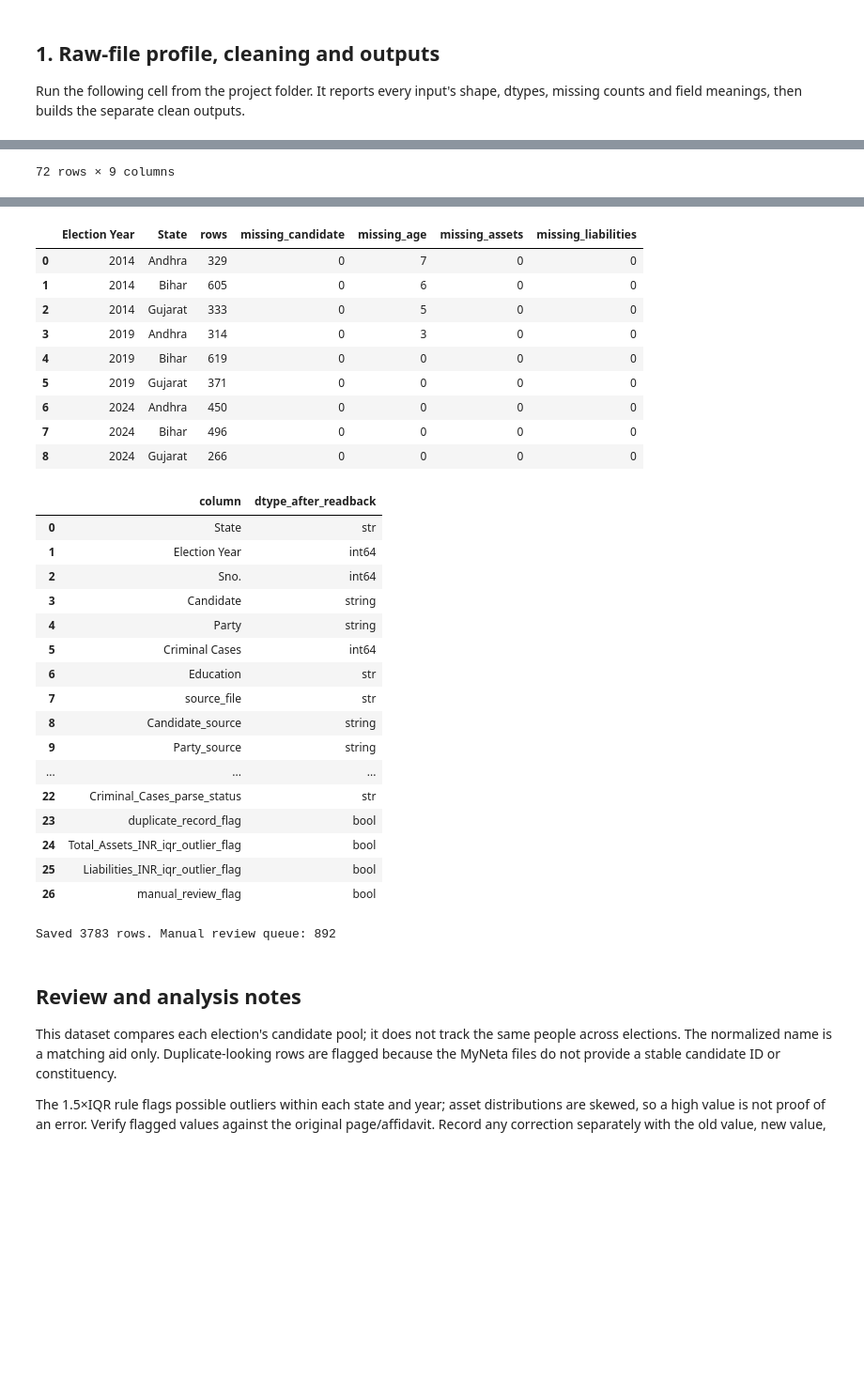
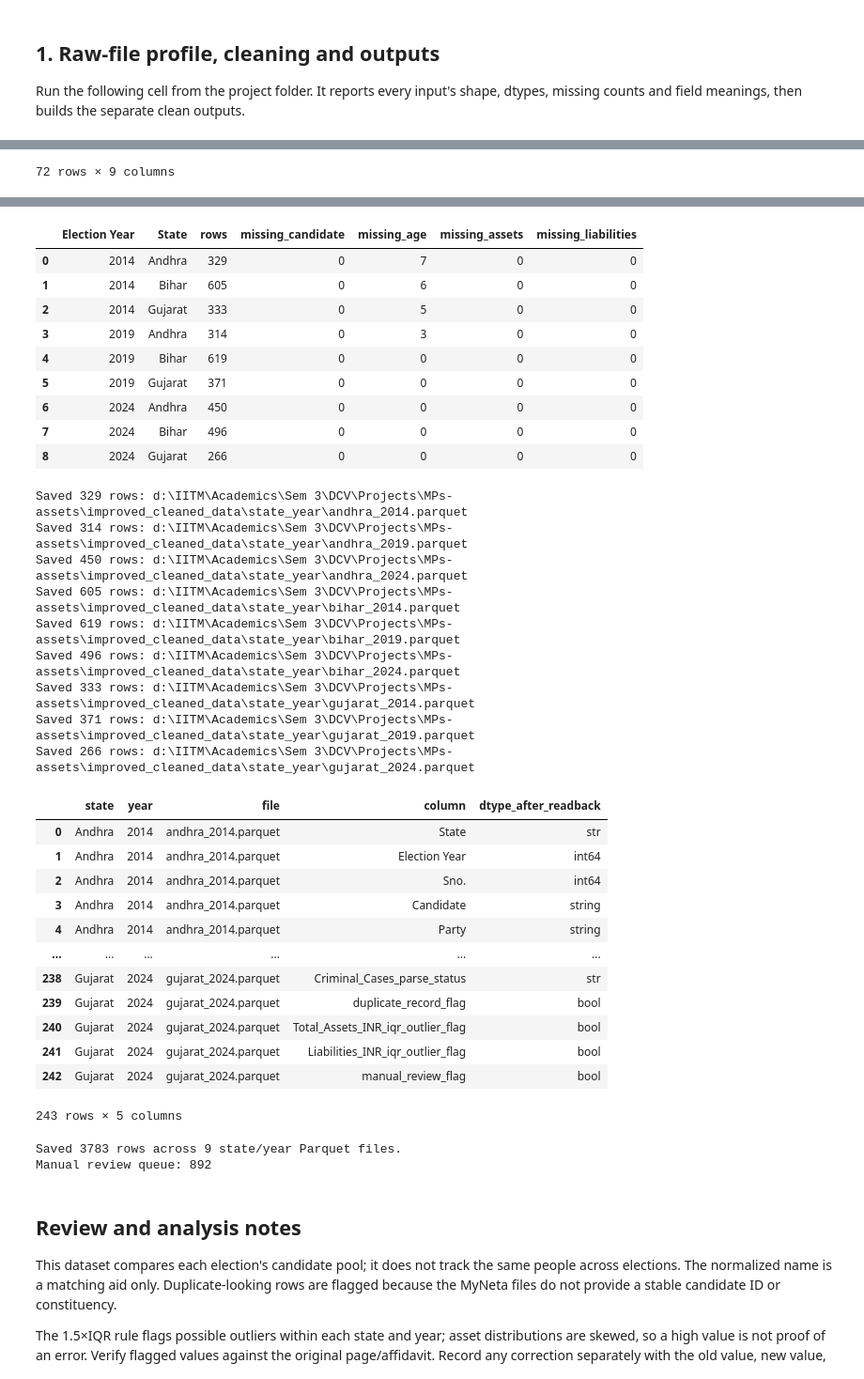
Before and after one commit to iitm-da25b007/MPs-assets, a Jupyter notebook: data_cleaning_improved.ipynb, the cells around one changed output, grey strips where cells are left out. Shown at 94% size. Saved outputs shown, nothing was run; the diff lists cells and outputs as text; code cells hidden in the pictures; blank space fills up the shorter version.

```diff
--- a/data_cleaning_improved.ipynb
+++ b/data_cleaning_improved.ipynb
@@ -123,14 +123,31 @@ review_cols=[c for c in ["State","Election Year","Sno.","Candidate_source","Cand
 "Liabilities_INR_iqr_outlier_flag","duplicate_record_flag","source_file"] if c in clean]
 clean.loc[clean.manual_review_flag,review_cols].to_csv(OUT/"manual_review.csv",index=False)
 
-# Parquet preserves nullable numeric types; read back and check.
+# Save a separate Parquet file for each state and election year.
+# The combined table stays in memory for profiling; no combined Parquet is written.
+STATE_YEAR_DIR=OUT/"state_year"
+STATE_YEAR_DIR.mkdir(exist_ok=True)
 analysis=clean.drop(columns=["Age","Total Assets","Liabilities"],errors="ignore")
-pq=OUT/"lok_sabha_candidates_2014_2019_2024.parquet"; analysis.to_parquet(pq,index=False)
-back=pd.read_parquet(pq); assert len(back)==len(clean)
-assert (back.Total_Assets_INR.dropna()>=0).all() and (back.Liabilities_INR.dropna()>=0).all()
-dtype=pd.DataFrame({"column":back.columns,"dtype_after_readback":[str(back[c].dtype) for c in back]})
-display(dtype); dtype.to_csv(OUT/"dtype_check_after_parquet_readback.csv",index=False)
-print(f"Saved {len(back)} rows. Manual review queue: {int(clean.manual_review_flag.sum())}")
+dtype_rows=[]
+written_rows=0
+for (state,year),(_,raw) in raws.items():
+    part=analysis[(analysis.State==state.title())&(analysis["Election Year"]==year)].copy()
+    target=STATE_YEAR_DIR/f"{state}_{year}.parquet"
+    part.to_parquet(target,index=False)
+    back=pd.read_parquet(target)
+    assert len(back)==len(part)==len(raw), f"Row count mismatch for {state} {year}"
+    assert (back.Total_Assets_INR.dropna()>=0).all(), f"Negative assets in {target}"
+    assert (back.Liabilities_INR.dropna()>=0).all(), f"Negative liabilities in {target}"
+    dtype_rows.extend({"state":state.title(),"year":year,"file":target.name,
+                       "column":column,"dtype_after_readback":str(back[column].dtype)}
+                      for column in back.columns)
+    written_rows += len(back)
+    print(f"Saved {len(back)} rows: {target}")
+dtype=pd.DataFrame(dtype_rows)
+display(dtype)
+dtype.to_csv(OUT/"dtype_check_after_parquet_readback.csv",index=False)
+print(f"Saved {written_rows} rows across {len(raws)} state/year Parquet files.")
+print(f"Manual review queue: {int(clean.manual_review_flag.sum())}")
 # %% [output]
 |  | source_file | state | year | rows | columns | column | dtype_before | missing_before | meaning |
 | 0 | ocr_data\andhra_2014.csv | Andhra | 2014 | 329 | 8 | Sno. | int64 | 0 | Source row number, not a stable i... |
@@ -138,51 +155,57 @@ print(f"Saved {len(back)} rows. Manual review queue: {int(clean.manual_review_fl
 | 2 | ocr_data\andhra_2014.csv | Andhra | 2014 | 329 | 8 | Party | string | 0 | Party label from MyNeta. |
 | 3 | ocr_data\andhra_2014.csv | Andhra | 2014 | 329 | 8 | Criminal Cases | int64 | 0 | Declared criminal-case count. |
 | 4 | ocr_data\andhra_2014.csv | Andhra | 2014 | 329 | 8 | Education | str | 0 | Declared education category. |
 | ... | ... | ... | ... | ... | ... | ... | ... | ... | ... |
 | 67 | ocr_data\gujarat_2024.csv | Gujarat | 2024 | 266 | 8 | Criminal Cases | int64 | 0 | Declared criminal-case count. |
 | 68 | ocr_data\gujarat_2024.csv | Gujarat | 2024 | 266 | 8 | Education | str | 0 | Declared education category. |
 | 69 | ocr_data\gujarat_2024.csv | Gujarat | 2024 | 266 | 8 | Age | int64 | 0 | Declared age in years. |
 | 70 | ocr_data\gujarat_2024.csv | Gujarat | 2024 | 266 | 8 | Total Assets | string | 0 | Declared assets text; parsed outp... |
 | 71 | ocr_data\gujarat_2024.csv | Gujarat | 2024 | 266 | 8 | Liabilities | string | 0 | Declared liabilities text; parsed... |
 72 rows × 9 columns
 |  | state | year | file | rows_before | rows_after | rows_removed | duplicate_rows_flagged | ... |
 | 0 | Andhra | 2014 | ocr_data\andhra_2014.csv | 329 | 329 | 0 | 0 | ... |
 | 1 | Andhra | 2019 | ocr_data\andhra_2019.csv | 314 | 314 | 0 | 0 | ... |
 | 2 | Andhra | 2024 | ocr_data\andhra_2024.csv | 450 | 450 | 0 | 2 | ... |
 | 3 | Bihar | 2014 | ocr_data\bihar_2014.csv | 605 | 605 | 0 | 0 | ... |
 | 4 | Bihar | 2019 | ocr_data\bihar_2019.csv | 619 | 619 | 0 | 0 | ... |
 | 5 | Bihar | 2024 | ocr_data\bihar_2024.csv | 496 | 496 | 0 | 4 | ... |
 | 6 | Gujarat | 2014 | ocr_data\gujarat_2014.csv | 333 | 333 | 0 | 0 | ... |
 | 7 | Gujarat | 2019 | ocr_data\gujarat_2019.csv | 371 | 371 | 0 | 4 | ... |
 | 8 | Gujarat | 2024 | ocr_data\gujarat_2024.csv | 266 | 266 | 0 | 2 | ... |
 |  | Election Year | State | rows | missing_candidate | missing_age | missing_assets | missing_liabilities |
 | 0 | 2014 | Andhra | 329 | 0 | 7 | 0 | 0 |
 | 1 | 2014 | Bihar | 605 | 0 | 6 | 0 | 0 |
 | 2 | 2014 | Gujarat | 333 | 0 | 5 | 0 | 0 |
 | 3 | 2019 | Andhra | 314 | 0 | 3 | 0 | 0 |
 | 4 | 2019 | Bihar | 619 | 0 | 0 | 0 | 0 |
 | 5 | 2019 | Gujarat | 371 | 0 | 0 | 0 | 0 |
 | 6 | 2024 | Andhra | 450 | 0 | 0 | 0 | 0 |
 | 7 | 2024 | Bihar | 496 | 0 | 0 | 0 | 0 |
 | 8 | 2024 | Gujarat | 266 | 0 | 0 | 0 | 0 |
+Saved 329 rows: d:\IITM\Academics\Sem 3\DCV\Projects\MPs-assets\improved_cleaned_data\state_year\andhra_2014.parquet
+Saved 314 rows: d:\IITM\Academics\Sem 3\DCV\Projects\MPs-assets\improved_cleaned_data\state_year\andhra_2019.parquet
+Saved 450 rows: d:\IITM\Academics\Sem 3\DCV\Projects\MPs-assets\improved_cleaned_data\state_year\andhra_2024.parquet
+Saved 605 rows: d:\IITM\Academics\Sem 3\DCV\Projects\MPs-assets\improved_cleaned_data\state_year\bihar_2014.parquet
+Saved 619 rows: d:\IITM\Academics\Sem 3\DCV\Projects\MPs-assets\improved_cleaned_data\state_year\bihar_2019.parquet
+Saved 496 rows: d:\IITM\Academics\Sem 3\DCV\Projects\MPs-assets\improved_cleaned_data\state_year\bihar_2024.parquet
+Saved 333 rows: d:\IITM\Academics\Sem 3\DCV\Projects\MPs-assets\improved_cleaned_data\state_year\gujarat_2014.parquet
+Saved 371 rows: d:\IITM\Academics\Sem 3\DCV\Projects\MPs-assets\improved_cleaned_data\state_year\gujarat_2019.parquet
+Saved 266 rows: d:\IITM\Academics\Sem 3\DCV\Projects\MPs-assets\improved_cleaned_data\state_year\gujarat_2024.parquet
-|  | column | dtype_after_readback |
-| 0 | State | str |
-| 1 | Election Year | int64 |
-| 2 | Sno. | int64 |
-| 3 | Candidate | string |
-| 4 | Party | string |
-| 5 | Criminal Cases | int64 |
-| 6 | Education | str |
-| 7 | source_file | str |
-| 8 | Candidate_source | string |
-| 9 | Party_source | string |
-| ... | ... | ... |
-| 22 | Criminal_Cases_parse_status | str |
-| 23 | duplicate_record_flag | bool |
-| 24 | Total_Assets_INR_iqr_outlier_flag | bool |
-| 25 | Liabilities_INR_iqr_outlier_flag | bool |
-| 26 | manual_review_flag | bool |
+|  | state | year | file | column | dtype_after_readback |
+| 0 | Andhra | 2014 | andhra_2014.parquet | State | str |
+| 1 | Andhra | 2014 | andhra_2014.parquet | Election Year | int64 |
+| 2 | Andhra | 2014 | andhra_2014.parquet | Sno. | int64 |
+| 3 | Andhra | 2014 | andhra_2014.parquet | Candidate | string |
+| 4 | Andhra | 2014 | andhra_2014.parquet | Party | string |
+| ... | ... | ... | ... | ... | ... |
+| 238 | Gujarat | 2024 | gujarat_2024.parquet | Criminal_Cases_parse_status | str |
+| 239 | Gujarat | 2024 | gujarat_2024.parquet | duplicate_record_flag | bool |
+| 240 | Gujarat | 2024 | gujarat_2024.parquet | Total_Assets_INR_iqr_outlier_flag | bool |
+| 241 | Gujarat | 2024 | gujarat_2024.parquet | Liabilities_INR_iqr_outlier_flag | bool |
+| 242 | Gujarat | 2024 | gujarat_2024.parquet | manual_review_flag | bool |
-Saved 3783 rows. Manual review queue: 892
+243 rows × 5 columns
+Saved 3783 rows across 9 state/year Parquet files.
+Manual review queue: 892
 # %% [markdown]
 ## Review and analysis notes
 
```
Also changed, not shown: 16 other files.
